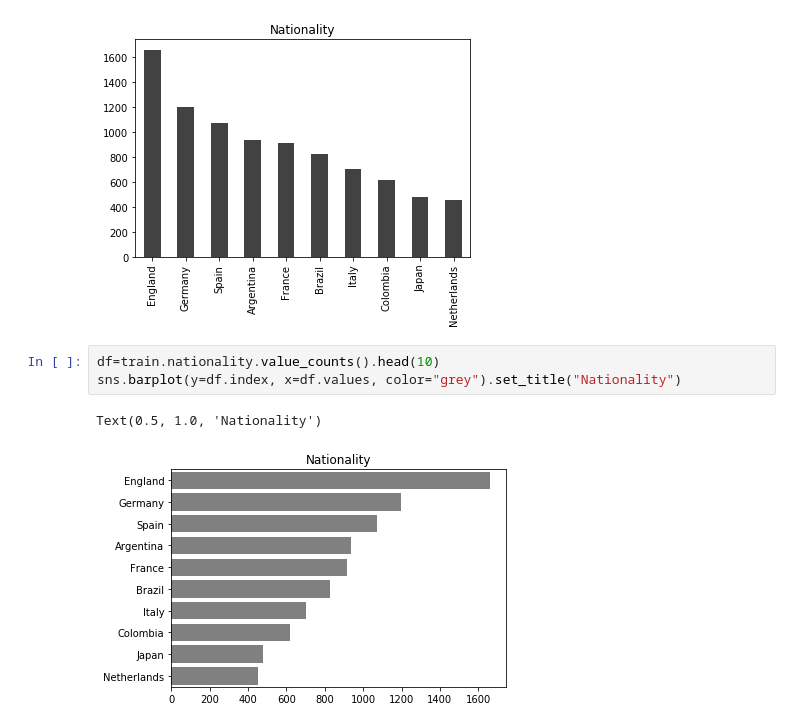
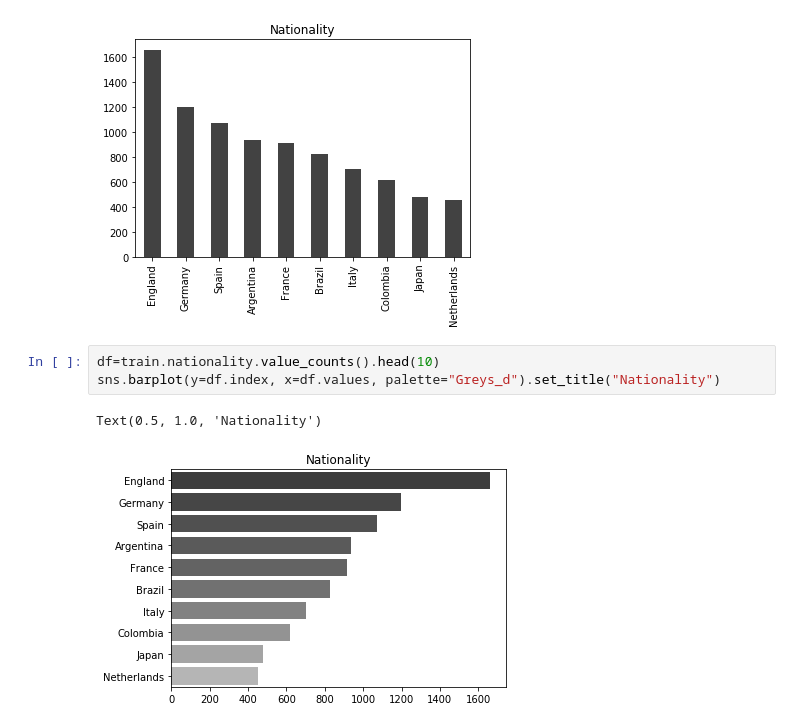
Before and after one commit to shobhitshah/fifa19-player-stats, a Jupyter notebook: scripts/fifa19.ipynb, the cells around one changed output. Drawn from its saved outputs; the diff is of its cells as text.

```diff
--- a/scripts/fifa19.ipynb
+++ b/scripts/fifa19.ipynb
@@ -72,7 +65,7 @@ Text(0.5, 1.0, 'Nationality')
 [figure]
 # %%
 df=train.nationality.value_counts().head(10)
-sns.barplot(y=df.index, x=df.values, color="grey").set_title("Nationality")
+sns.barplot(y=df.index, x=df.values, palette="Greys_d").set_title("Nationality")
 # %% [output]
 Text(0.5, 1.0, 'Nationality')
-[figure, old version]
+[figure, new version]
```
Also changed, not shown: parts of 15 cells of this notebook.
